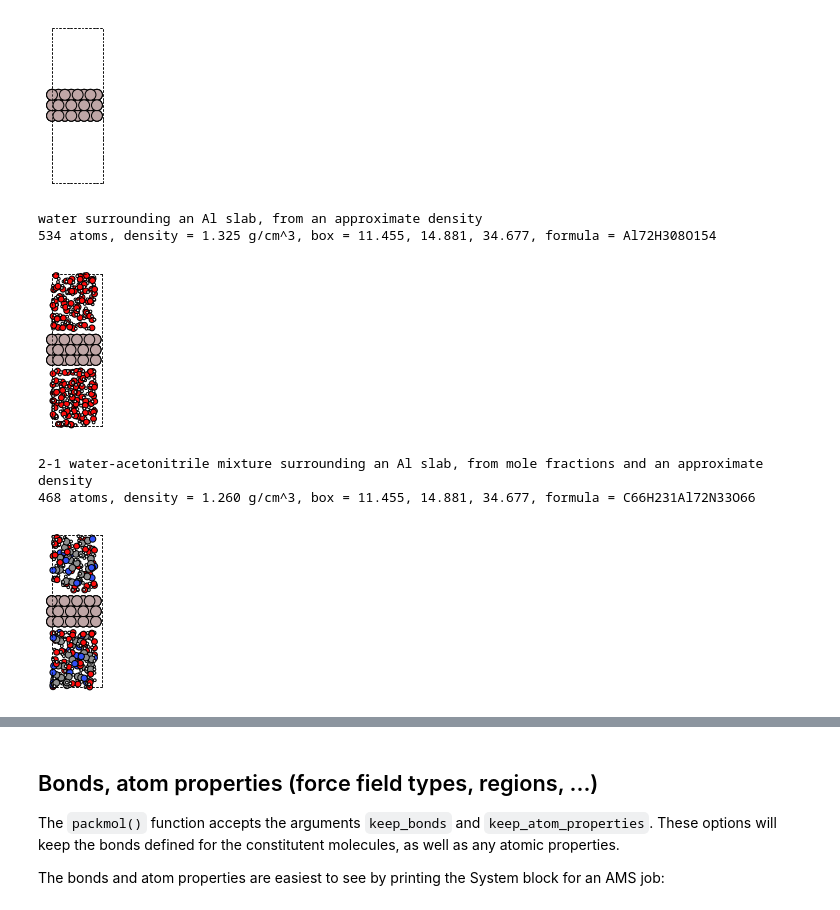
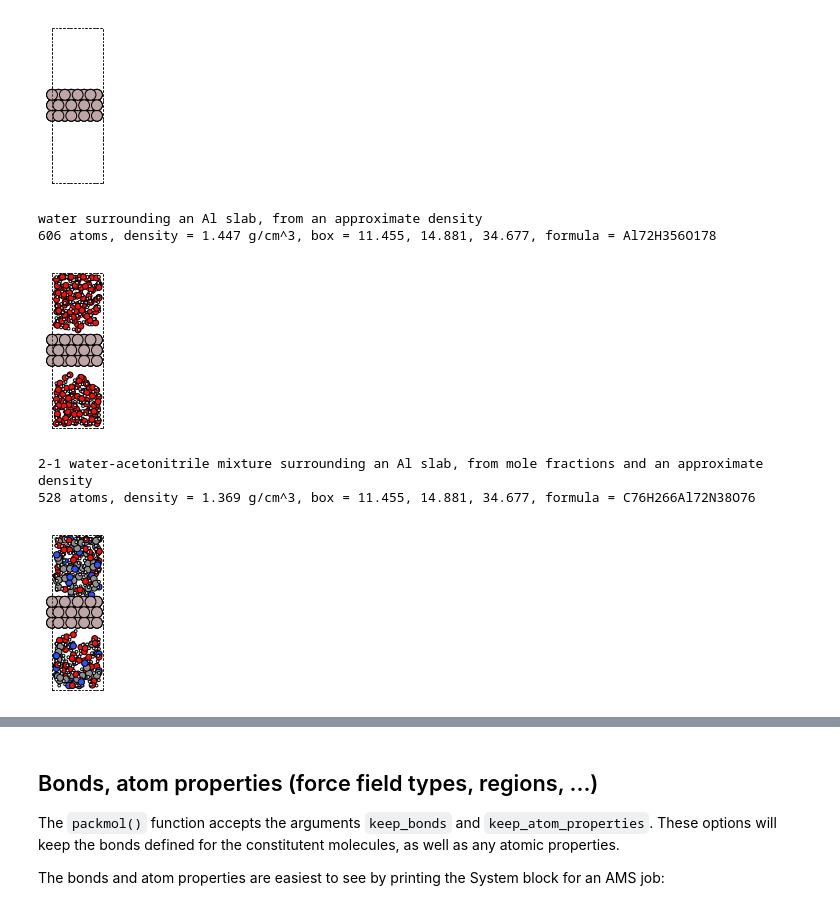
Before and after one commit to patrickmelix/PLAMS, a Jupyter notebook: doc/source/examples/PackMolExample/PackMol.ipynb, the cells around one changed output, grey strips where cells are left out. Cells and saved outputs as stored; diff of their text form; code cells hidden in the pictures.

```diff
--- a/doc/source/examples/PackMolExample/PackMol.ipynb
+++ b/doc/source/examples/PackMolExample/PackMol.ipynb
@@ -132,9 +113,8 @@ Set the desired mole fractions and density. Here, the density is calculated as t
 # MIXTURES
 x_water = 0.666  # mole fraction
 x_acetonitrile = 1 - x_water  # mole fraction
-density = (x_water * 1.0 + x_acetonitrile * 0.76) / (
-    x_water + x_acetonitrile
-)  # weighted average of pure component densities
+# weighted average of pure component densities
+density = (x_water * 1.0 + x_acetonitrile * 0.76) / (x_water + x_acetonitrile)
 
 print("MIXTURES")
 print(f"x_water = {x_water:.3f}")
@@ -329,21 +316,21 @@ show(slab, figsize=figsize, rotation=rotation)
 [figure]
 # %%
 print("water surrounding an Al slab, from an approximate density")
-out = packmol_on_slab(slab, water, density=1.0)
+out = packmol_around(slab, water, density=1.0)
 printsummary(out)
 out.write("al-water-pure.xyz")
-show(out, figsize=figsize, rotation=rotation)
+plot_molecule(out, figsize=figsize, rotation=rotation);
 # %% [output]
 water surrounding an Al slab, from an approximate density
-534 atoms, density = 1.325 g/cm^3, box = 11.455, 14.881, 34.677, formula = Al72H308O154
+606 atoms, density = 1.447 g/cm^3, box = 11.455, 14.881, 34.677, formula = Al72H356O178
-[figure, old version]
+[figure, new version]
 # %%
 print("2-1 water-acetonitrile mixture surrounding an Al slab, from mole fractions and an approximate density")
-out = packmol_on_slab(slab, [water, acetonitrile], mole_fractions=[x_water, x_acetonitrile], density=density)
+out = packmol_around(slab, [water, acetonitrile], mole_fractions=[x_water, x_acetonitrile], density=density)
 printsummary(out)
 out.write("al-water-acetonitrile.xyz")
-show(out, figsize=figsize, rotation=rotation)
+plot_molecule(out, figsize=figsize, rotation=rotation);
 # %% [output]
 2-1 water-acetonitrile mixture surrounding an Al slab, from mole fractions and an approximate density
-468 atoms, density = 1.260 g/cm^3, box = 11.455, 14.881, 34.677, formula = C66H231Al72N33O66
+528 atoms, density = 1.369 g/cm^3, box = 11.455, 14.881, 34.677, formula = C76H266Al72N38O76
-[figure, old version]
+[figure, new version]
```
Also changed, not shown: parts of 28 cells of this notebook, 13 other files.
